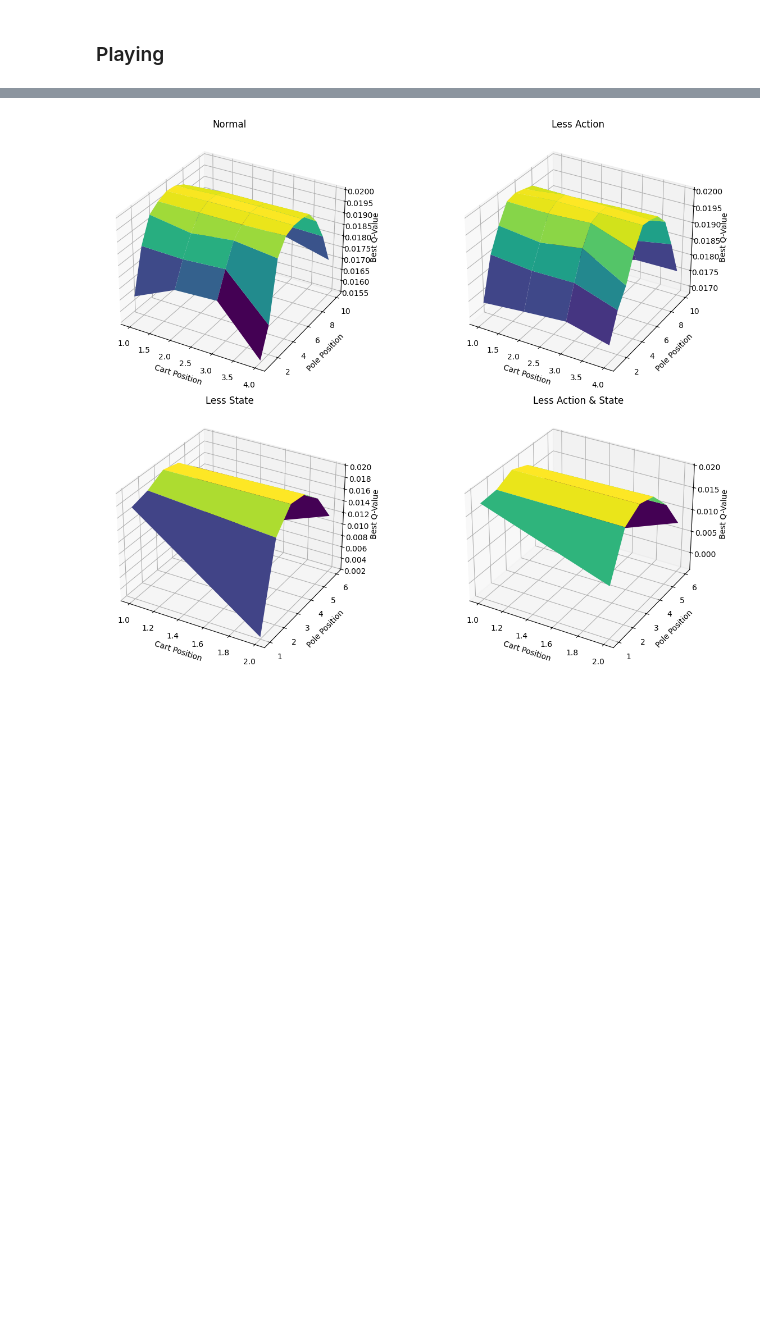
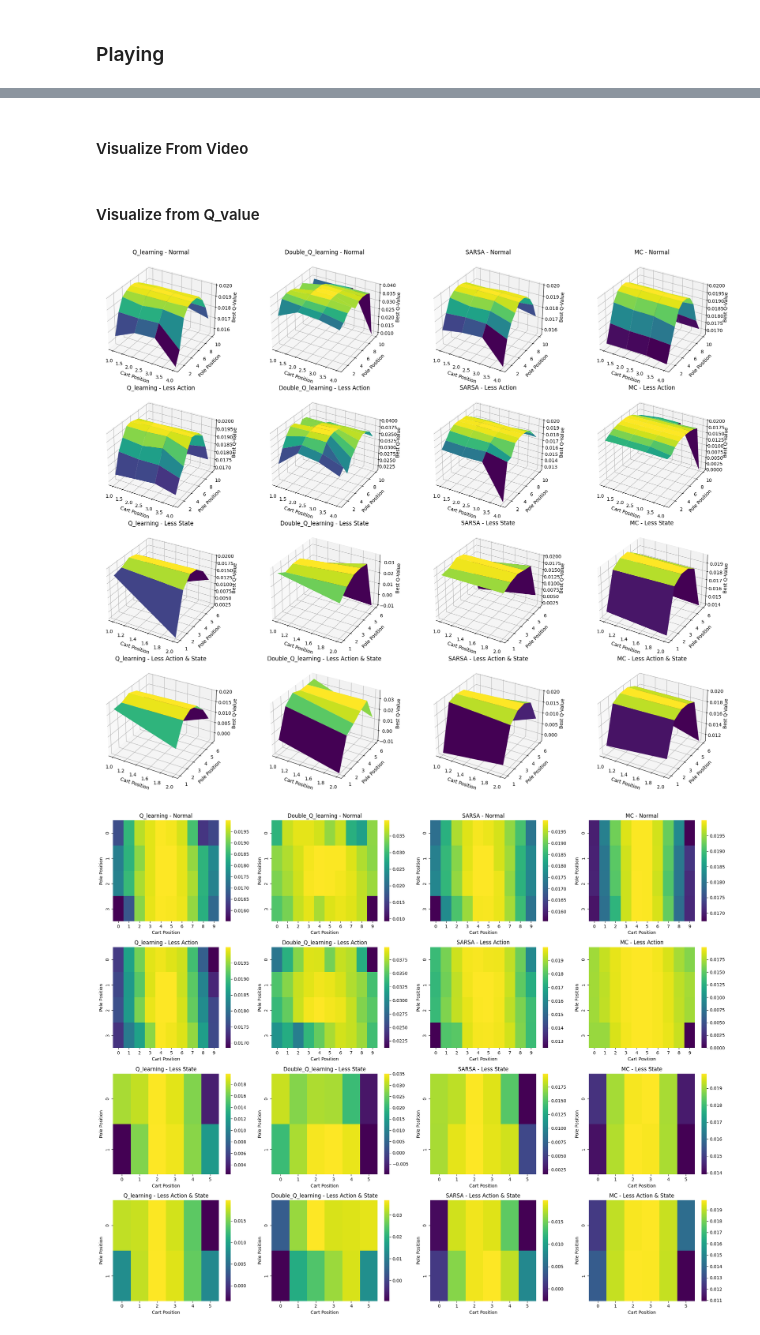
Before and after one commit to Aitthikit/DRLHW2, a Jupyter notebook: HW2.ipynb, the cells around one changed output, grey strips where cells are left out. Saved outputs shown, nothing was run; the diff lists cells and outputs as text; code cells hidden in the pictures; blank space fills up the shorter version.

```diff
--- a/HW2.ipynb
+++ b/HW2.ipynb
@@ -441,3 +618,7 @@ You must evaluate the agent's performance in terms of learning efficiency (i.e.,
+# %% [markdown]
+#### Visualize From Video
+# %% [markdown]
+#### Visualize from Q_value
 # %%
 import json
 import numpy as np
@@ -483,31 +689,28 @@ def plot_q_values(file_paths, titles):
-# %%
-file_paths = [
-    "./Q_learning/Normal/Q_Learning_4900_11_12.0_5_11.json",
-    "./Q_learning/Lessaction/Q_Learning_4900_5_12.0_5_11.json",
-    "./Q_learning/Lessstate/Q_Learning_4900_11_12.0_3_7.json",
-    "./Q_learning/Lessactionandstate/Q_Learning_4900_5_12.0_3_7.json"
-]
-
-titles = ["Normal", "Less Action", "Less State", "Less Action & State"]
-plot_q_values(file_paths, titles)
-
-# base_paths = [
-#     "./Q_learning/Normal/Q_Learning_4900_11_12.0_5_11.json",
-#     "./Q_learning/Lessaction/Q_Learning_4900_5_12.0_5_11.json",
-#     "./Q_learning/Lessstate/Q_Learning_4900_11_12.0_3_7.json",
-#     "./Q_learning/Lessactionandstate/Q_Learning_4900_5_12.0_3_7.json"
-# ]
-
-# methods = ["Q_learning", "Double_Q_learning", "MC", "SARSA"]
-
-# file_paths = []
-# titles = []
-
-# for method in methods:
-#     for base in base_paths:
-#         file_paths.append(base.replace("Q_learning", method))
-#         titles.append(method + " - " + base.split("/")[-1].split("_")[1])
-
-# plot_q_values(file_paths, titles)
-# %% [output]
-[figure, removed]
+# %%
+file_paths = [
+    "./Q_learning/Normal/Q_Learning_4900_11_12.0_5_11.json",
+    "./Q_learning/Lessaction/Q_Learning_4900_5_12.0_5_11.json",
+    "./Q_learning/Lessstate/Q_Learning_4900_11_12.0_3_7.json",
+    "./Q_learning/Lessactionandstate/Q_Learning_4900_5_12.0_3_7.json",
+    "./DQ_learning/Normal/Double_Q_Learning_4900_11_12.0_5_11.json",
+    "./DQ_learning/Lessaction/Double_Q_Learning_4900_5_12.0_5_11.json",
+    "./DQ_learning/Lessstate/Double_Q_Learning_4900_11_12.0_3_7.json",
+    "./DQ_learning/Lessactionandstate/Double_Q_Learning_4900_5_12.0_3_7.json",
+    "./SARSA/Normal/SARSA_4900_11_12.0_5_11.json",
+    "./SARSA/Lessaction/SARSA_4900_5_12.0_5_11.json",
+    "./SARSA/Lessstate/SARSA_4900_11_12.0_3_7.json",
+    "./SARSA/Lessactionandstate/SARSA_4900_5_12.0_3_7.json",
+    "./MC/Normal/MC_4900_11_12.0_5_11.json",
+    "./MC/Lessaction/MC_4900_5_12.0_5_11.json",
+    "./MC/Lessstate/MC_4900_11_12.0_3_7.json",
+    "./MC/Lessactionandstate/MC_4900_5_12.0_3_7.json",
+]
+
+row_labels = ["Normal", "Less Action", "Less State", "Less Action & State"]
+col_labels = ["Q_learning", "Double_Q_learning", "SARSA", "MC"]
+
+plot_q_values(file_paths, row_labels, col_labels)
+plot_q_values_heatmap(file_paths, row_labels, col_labels)
+# %% [output]
+[figure, added]
+[figure, added]
```
Also changed, not shown: parts of 43 cells of this notebook, 9 other files.
